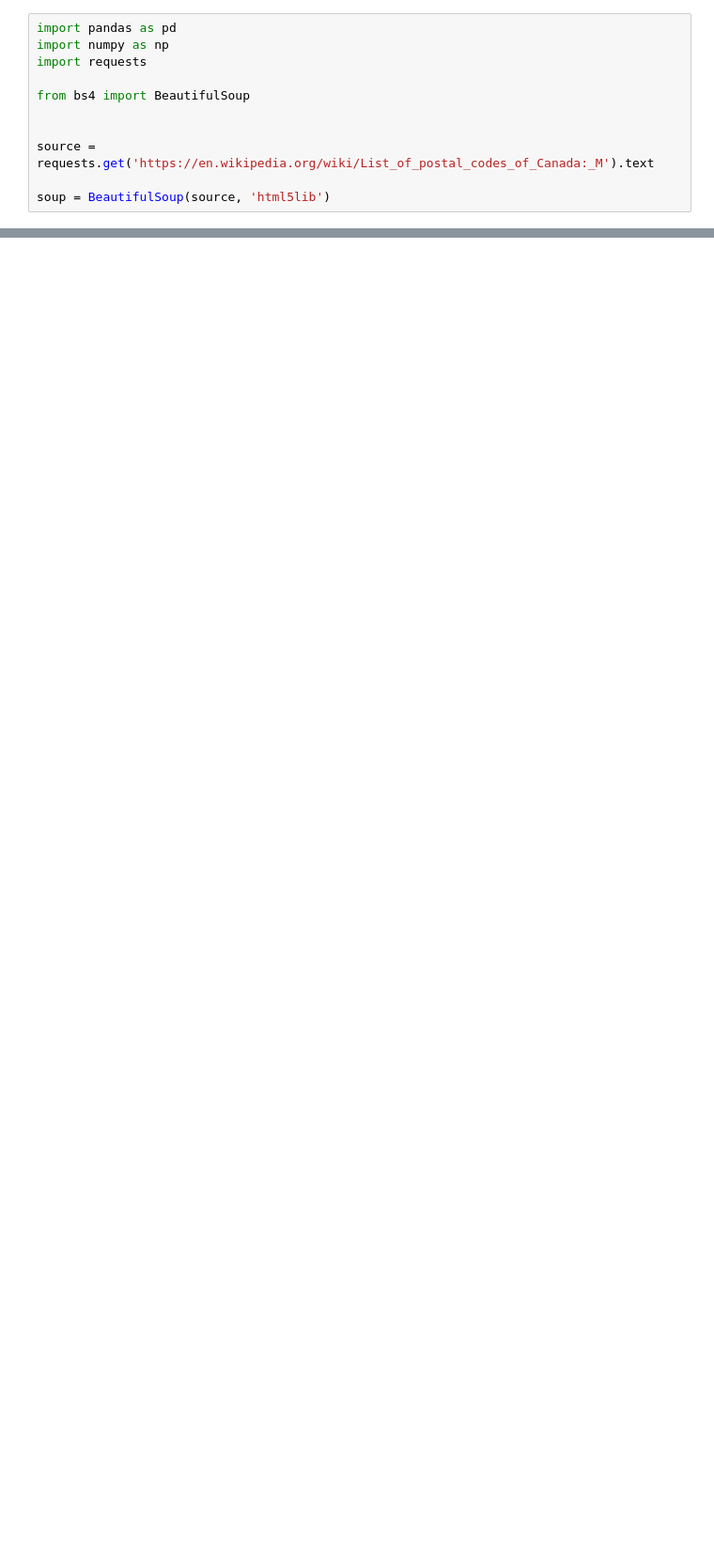
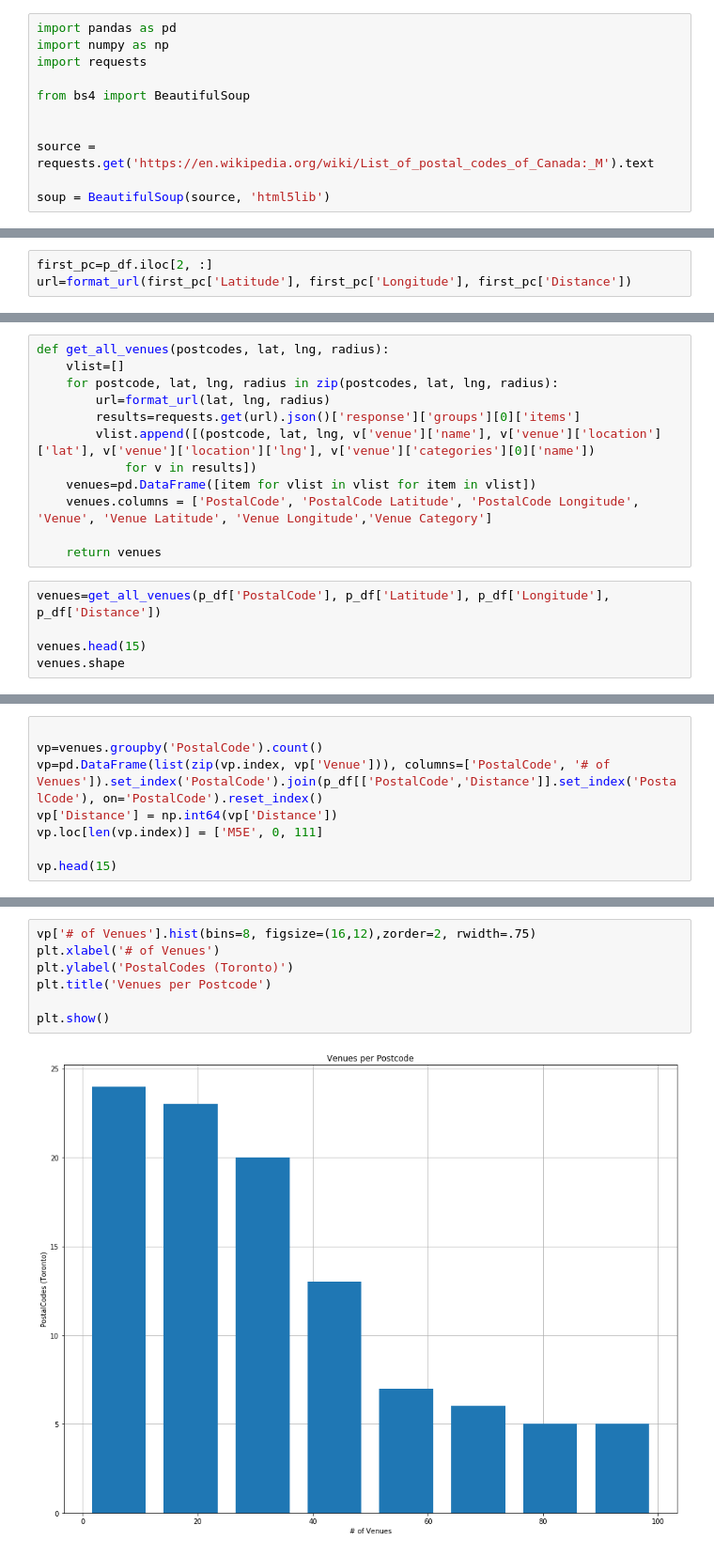
Before and after one commit to anouarmezzi/Coursera-Capstone-Project, a Jupyter notebook: Segmenting and clustering Neighborhood.ipynb, the cells around one changed output, grey strips where cells are left out. Shown: that part at 94% size. Drawn from its saved outputs; the diff is of its cells as text; blank space fills up the shorter version.

```diff
--- a/Segmenting and clustering Neighborhood.ipynb
+++ b/Segmenting and clustering Neighborhood.ipynb
@@ -62,0 +215,3 @@ toronto_data.shape[0]
+# %%
+first_pc=p_df.iloc[2, :]
+url=format_url(first_pc['Latitude'], first_pc['Longitude'], first_pc['Distance'])
@@ -62,0 +315,17 @@ toronto_data.shape[0]
+# %%
+def get_all_venues(postcodes, lat, lng, radius):
+    vlist=[]
+    for postcode, lat, lng, radius in zip(postcodes, lat, lng, radius):
+        url=format_url(lat, lng, radius)
+        results=requests.get(url).json()['response']['groups'][0]['items']
+        vlist.append([(postcode, lat, lng, v['venue']['name'], v['venue']['location']['lat'], v['venue']['location']['lng'], v['venue']['categories'][0]['name'])
+            for v in results])
+    venues=pd.DataFrame([item for vlist in vlist for item in vlist])
+    venues.columns = ['PostalCode', 'PostalCode Latitude', 'PostalCode Longitude', 'Venue', 'Venue Latitude', 'Venue Longitude','Venue Category']
+
+    return venues
+# %%
+venues=get_all_venues(p_df['PostalCode'], p_df['Latitude'], p_df['Longitude'], p_df['Distance'])
+
+venues.head(15)
+venues.shape
@@ -62,0 +343,8 @@ toronto_data.shape[0]
+# %%
+
+vp=venues.groupby('PostalCode').count()
+vp=pd.DataFrame(list(zip(vp.index, vp['Venue'])), columns=['PostalCode', '# of Venues']).set_index('PostalCode').join(p_df[['PostalCode','Distance']].set_index('PostalCode'), on='PostalCode').reset_index()
+vp['Distance'] = np.int64(vp['Distance'])
+vp.loc[len(vp.index)] = ['M5E', 0, 111]
+
+vp.head(15)
@@ -62,0 +380,9 @@ toronto_data.shape[0]
+# %%
+vp['# of Venues'].hist(bins=8, figsize=(16,12),zorder=2, rwidth=.75)
+plt.xlabel('# of Venues')
+plt.ylabel('PostalCodes (Toronto)')
+plt.title('Venues per Postcode')
+
+plt.show()
+# %% [output]
+[figure, added]
```
Also changed, not shown: parts of 32 cells of this notebook.
